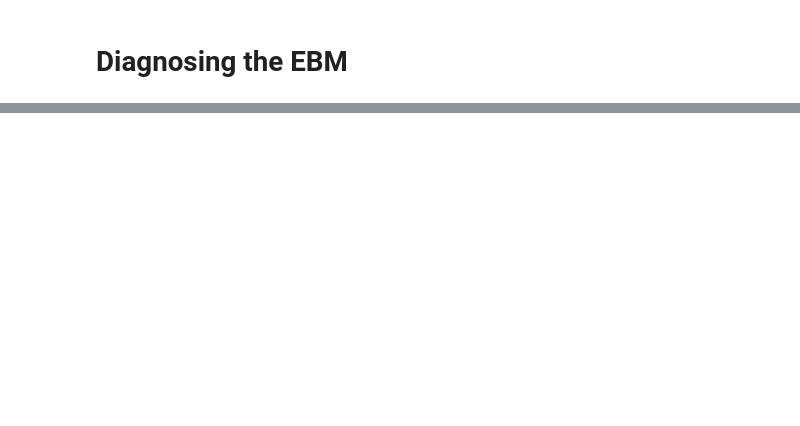
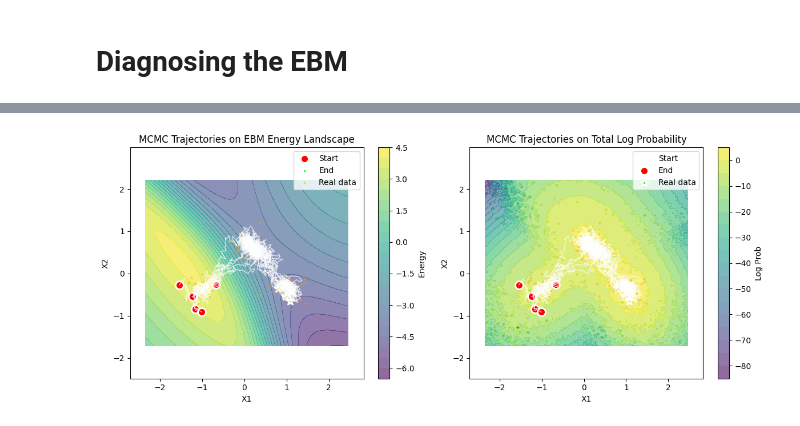
Before and after one commit to MachineLearningLifeScience/HackathonEBM, a Jupyter notebook: notebooks/toy_debiasing.ipynb, the cells around one changed output, grey strips where cells are left out. Drawn from its saved outputs; the diff is of its cells as text; code cells hidden in the pictures; blank space fills up the shorter version.

Commit message:
started working

```diff
--- a/notebooks/toy_debiasing.ipynb
+++ b/notebooks/toy_debiasing.ipynb
@@ -351,0 +429,90 @@ Energy difference (data - vae): -14.242
+# %%
+# Sample a few trajectories to see MCMC evolution
+num_viz = 5
+init_samples = ebm.base_model.sample(num_viz)
+
+# Get the full trajectory
+trajectories = ebm.sample(num_samples=num_viz, init=init_samples,
+                            steps=500, return_steps=True)  # (num_viz, num_steps, dim, ...)
+
+# Squeeze to remove extra dimensions and reshape properly
+trajectories = trajectories.squeeze()  # Remove singleton dimensions
+if trajectories.ndim == 3:  # (num_viz, num_steps, 2)
+    pass
+elif trajectories.ndim == 2:  # (num_steps, 2) - only one trajectory
+    trajectories = trajectories.unsqueeze(0)
+
+print(f"Trajectory shape: {trajectories.shape}")
+
+# Plot trajectories overlaid on energy landscape
+plt.figure(figsize=(12, 5))
+
+# Left: Trajectories on EBM energy
+plt.subplot(1, 2, 1)
+plt.contourf(xx, yy, ebm_energy_grid, levels=20, cmap='viridis', alpha=0.6)
+plt.colorbar(label='Energy')
+
+for i in range(min(num_viz, trajectories.shape[0])):
+    traj = trajectories[i].cpu().numpy()
+    plt.plot(traj[:, 0], traj[:, 1], 'w-', alpha=0.7, linewidth=1)
+    plt.scatter(traj[0, 0], traj[0, 1], c='red', s=100, marker='o',
+                edgecolors='white', linewidths=2, label='Start' if i == 0 else '')
+    plt.scatter(traj[-1, 0], traj[-1, 1], c='lime', s=100, marker='*',
+                edgecolors='white', linewidths=2, label='End' if i == 0 else '')
+
+plt.scatter(data[:, 0], data[:, 1], c='orange', s=5, alpha=0.3, label='Real data')
+plt.title('MCMC Trajectories on EBM Energy Landscape')
+plt.xlabel('X1')
+plt.ylabel('X2')
+plt.legend()
+plt.axis('equal')
+
+# Right: Trajectories on total log prob
+plt.subplot(1, 2, 2)
+plt.contourf(xx, yy, total_logp_grid, levels=20, cmap='viridis', alpha=0.6)
+plt.colorbar(label='Log Prob')
+
+for i in range(min(num_viz, trajectories.shape[0])):
+    traj = trajectories[i].cpu().numpy()
+    plt.plot(traj[:, 0], traj[:, 1], 'w-', alpha=0.7, linewidth=1)
+    plt.scatter(traj[0, 0], traj[0, 1], c='red', s=100, marker='o',
+                edgecolors='white', linewidths=2)
+    plt.scatter(traj[-1, 0], traj[-1, 1], c='lime', s=100, marker='*',
+                edgecolors='white', linewidths=2)
+
+plt.scatter(data[:, 0], data[:, 1], c='orange', s=5, alpha=0.3)
+plt.title('MCMC Trajectories on Total Log Probability')
+plt.xlabel('X1')
+plt.ylabel('X2')
+plt.legend(['Start', 'End', 'Real data'])
+plt.axis('equal')
+
+plt.tight_layout()
+plt.show()
+
+# Show energy progression
+plt.figure(figsize=(12, 4))
+
+plt.subplot(1, 2, 1)
+for i in range(min(num_viz, trajectories.shape[0])):
+    traj = trajectories[i]
+    energies = [ebm.energy_net(traj[j:j+1]).item() for j in range(traj.shape[0])]
+    plt.plot(energies, alpha=0.7)
+plt.xlabel('MCMC Step')
+plt.ylabel('Energy')
+plt.title('Energy Over MCMC Steps (should decrease)')
+plt.grid(True)
+
+plt.subplot(1, 2, 2)
+for i in range(min(num_viz, trajectories.shape[0])):
+    traj = trajectories[i]
+    log_probs = [ebm.u_log_prob(traj[j:j+1]).item() for j in range(traj.shape[0])]
+    plt.plot(log_probs, alpha=0.7)
+plt.xlabel('MCMC Step')
+plt.ylabel('Unnormalized Log Prob')
+plt.title('Log Probability Over MCMC Steps (should increase)')
+plt.grid(True)
+
+plt.tight_layout()
+plt.show()
+# %% [output]
@@ -351,0 +520 @@ Energy difference (data - vae): -14.242
+[figure, added]
```
Also changed, not shown: parts of 13 cells of this notebook, 1 other file.
